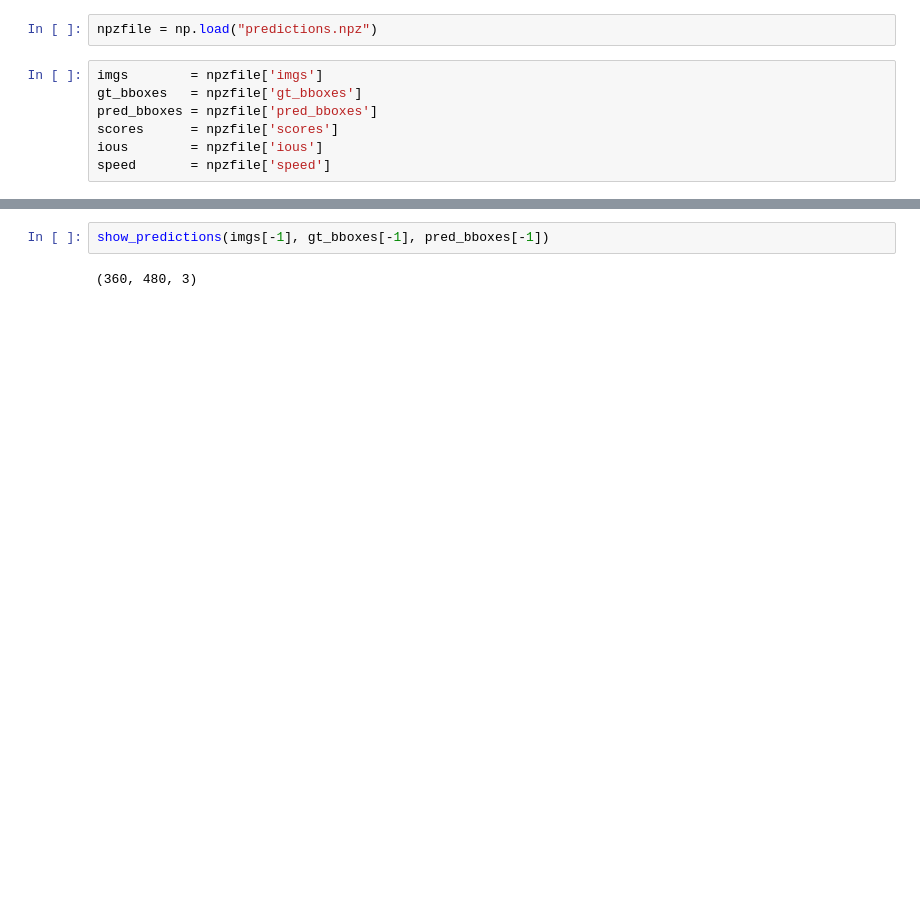
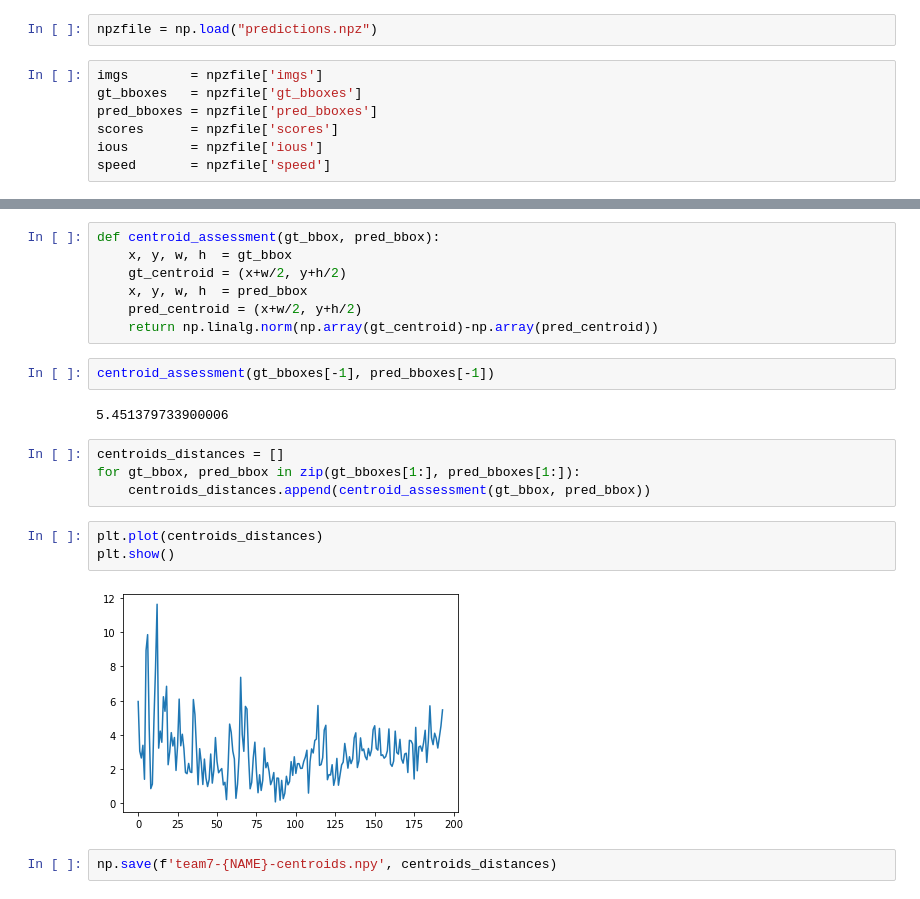
Before and after one commit to pt0m/project_cv, a Jupyter notebook: predict.ipynb, the cells around one changed output, grey strips where cells are left out. Cells and saved outputs as stored; diff of their text form; blank space fills up the shorter version.

```diff
--- a/predict.ipynb
+++ b/predict.ipynb
@@ -27,4 +33,22 @@ def show_predictions(img, gt_bbox, pred_bbox):
+# %%
+def centroid_assessment(gt_bbox, pred_bbox):
+    x, y, w, h  = gt_bbox
+    gt_centroid = (x+w/2, y+h/2)
+    x, y, w, h  = pred_bbox
+    pred_centroid = (x+w/2, y+h/2)
+    return np.linalg.norm(np.array(gt_centroid)-np.array(pred_centroid))
 # %%
-show_predictions(imgs[-1], gt_bboxes[-1], pred_bboxes[-1])
+centroid_assessment(gt_bboxes[-1], pred_bboxes[-1])
 # %% [output]
-(360, 480, 3)
+5.451379733900006
+# %%
+centroids_distances = []
+for gt_bbox, pred_bbox in zip(gt_bboxes[1:], pred_bboxes[1:]):
+    centroids_distances.append(centroid_assessment(gt_bbox, pred_bbox))
+# %%
+plt.plot(centroids_distances)
+plt.show()
+# %% [output]
+[figure, added]
+# %%
+np.save(f'team7-{NAME}-centroids.npy', centroids_distances)
```
Also changed, not shown: parts of 5 cells of this notebook.
